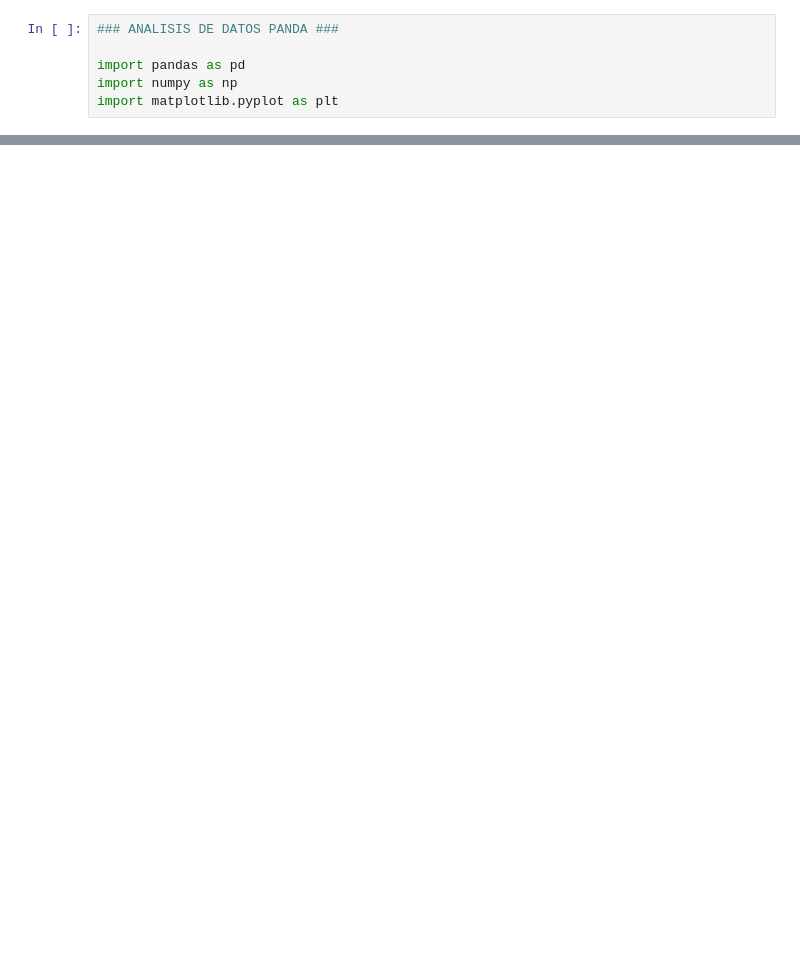
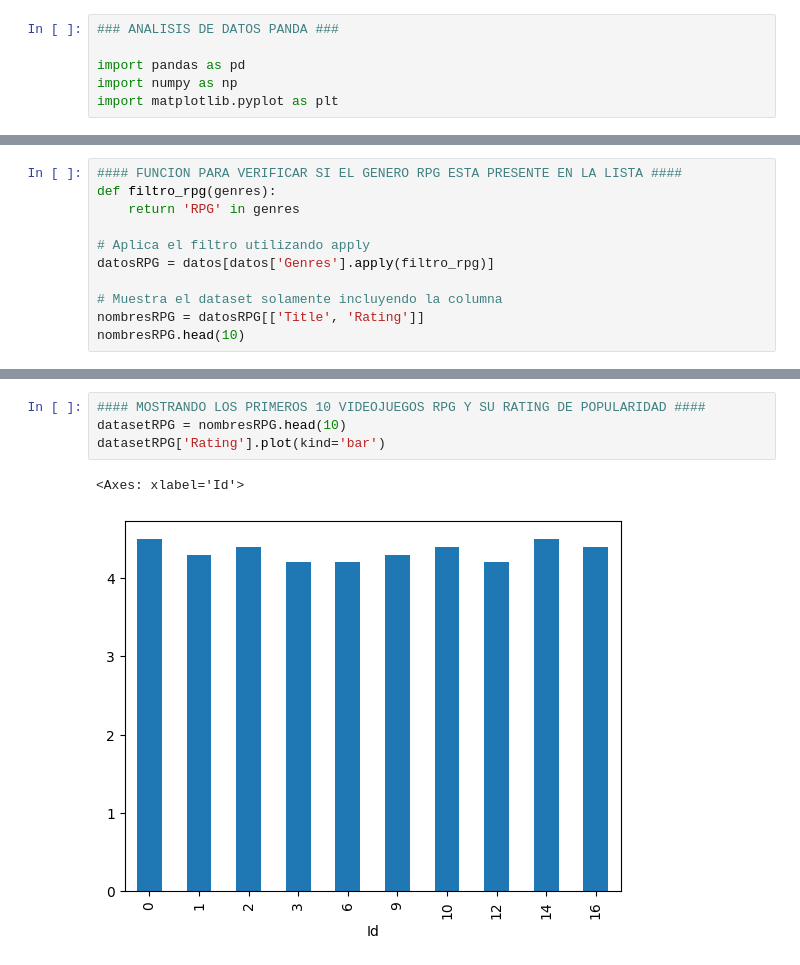
Before and after one commit to SkryttyKod/phyton-primer-semestre, a Jupyter notebook: Jupyter/04-pandas.ipynb, the cells around one changed output, grey strips where cells are left out. Drawn from its saved outputs; the diff is of its cells as text; blank space fills up the shorter version.

```diff
--- a/Jupyter/04-pandas.ipynb
+++ b/Jupyter/04-pandas.ipynb
@@ -17,0 +140,11 @@ datos.head()
+# %%
+#### FUNCION PARA VERIFICAR SI EL GENERO RPG ESTA PRESENTE EN LA LISTA ####
+def filtro_rpg(genres):
+    return 'RPG' in genres
+
+# Aplica el filtro utilizando apply
+datosRPG = datos[datos['Genres'].apply(filtro_rpg)]
+
+# Muestra el dataset solamente incluyendo la columna
+nombresRPG = datosRPG[['Title', 'Rating']]
+nombresRPG.head(10)
@@ -17,0 +195,7 @@ datos.head()
+# %%
+#### MOSTRANDO LOS PRIMEROS 10 VIDEOJUEGOS RPG Y SU RATING DE POPULARIDAD ####
+datasetRPG = nombresRPG.head(10)
+datasetRPG['Rating'].plot(kind='bar')
+# %% [output]
+<Axes: xlabel='Id'>
+[figure, added]
```
Also changed, not shown: parts of 16 cells of this notebook, 3 other files.
